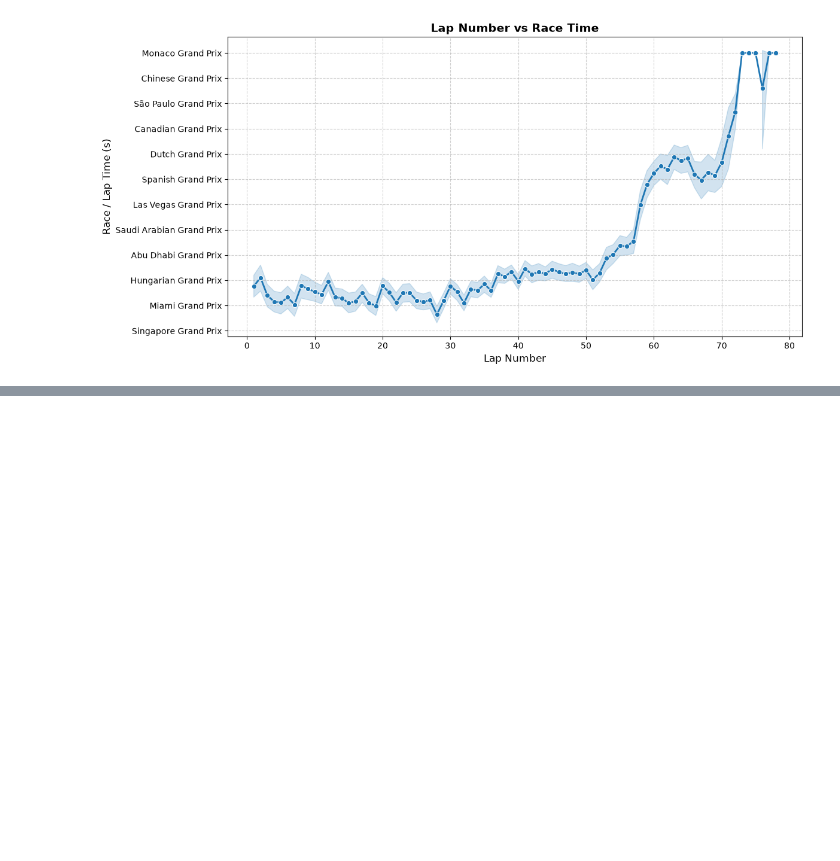
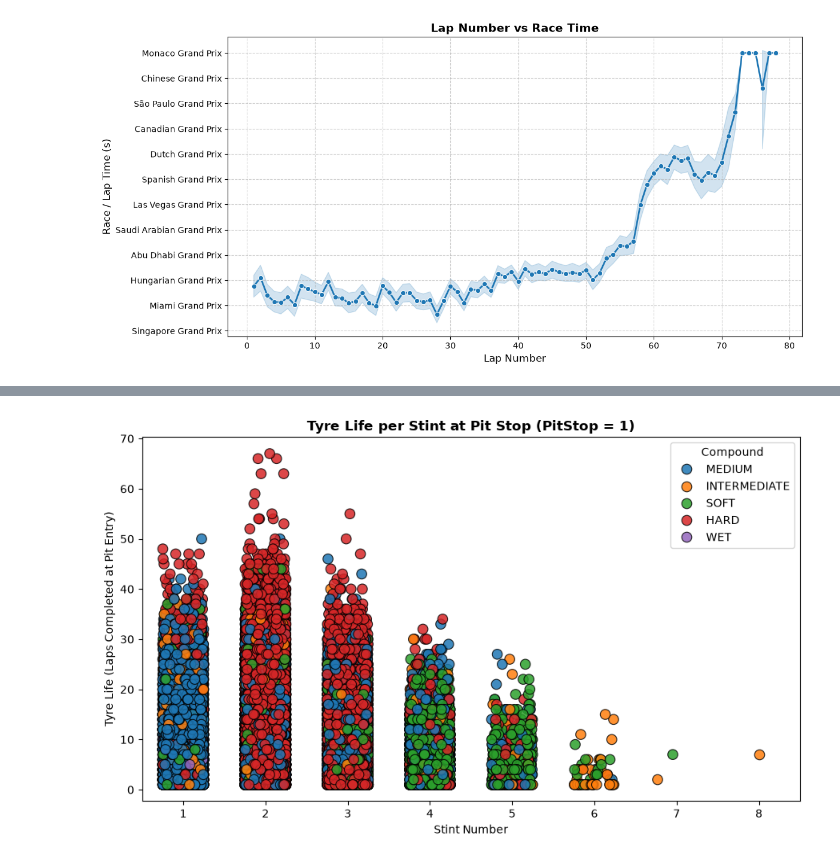
Before and after one commit to DarshakJ/F1_Pit_prediction, a Jupyter notebook: EDA/eda_only_v1.ipynb, the cells around one changed output, grey strips where cells are left out. Saved outputs shown, nothing was run; the diff lists cells and outputs as text; code cells hidden in the pictures; blank space fills up the shorter version.

```diff
--- a/EDA/eda_only_v1.ipynb
+++ b/EDA/eda_only_v1.ipynb
@@ -1271,0 +1517,31 @@ ValueError: Mime type rendering requires nbformat>=4.2.0 but it is not installed
+# %%
+
+def get_pit_stop_tyre_life(df: pd.DataFrame) -> pd.DataFrame:
+
+
+    # Filter data exclusively for pit stop laps
+    pit_stops = df[df['PitStop'] == 1]
+
+    # Visualizing Stint vs Tyre Life as a Dot Graph
+    plt.figure(figsize=(9, 5.5))
+    sns.stripplot(
+        data=pit_stops,
+        x='Stint',
+        y='TyreLife',
+        hue='Compound',
+        size=9,
+        jitter=0.25,
+        alpha=0.85,
+        edgecolor='black',
+        linewidth=0.8
+    )
+
+    plt.title('Tyre Life per Stint at Pit Stop (PitStop = 1)', fontweight='bold', fontsize=12)
+    plt.xlabel('Stint Number', fontsize=10)
+    plt.ylabel('Tyre Life (Laps Completed at Pit Entry)', fontsize=10)
+    plt.legend(title='Compound')
+    plt.tight_layout()
+    plt.show()
+get_pit_stop_tyre_life(df_train_merged)
+# %% [output]
+[figure, added]
```
Also changed, not shown: parts of 8 cells of this notebook.
